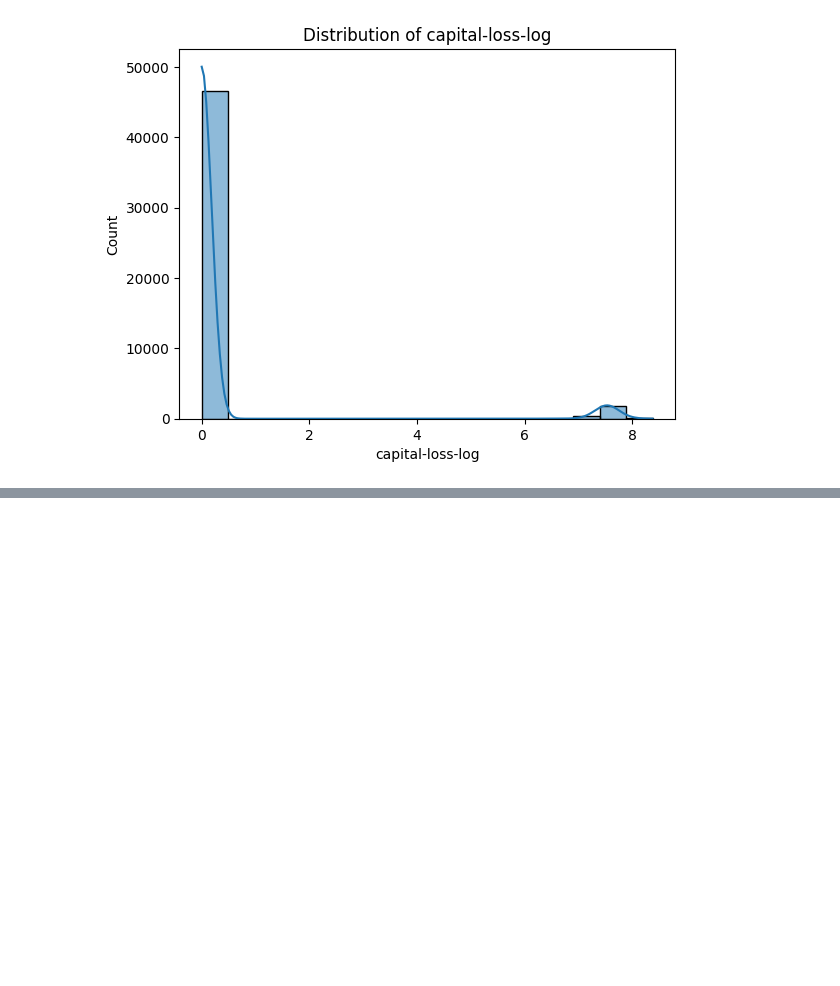
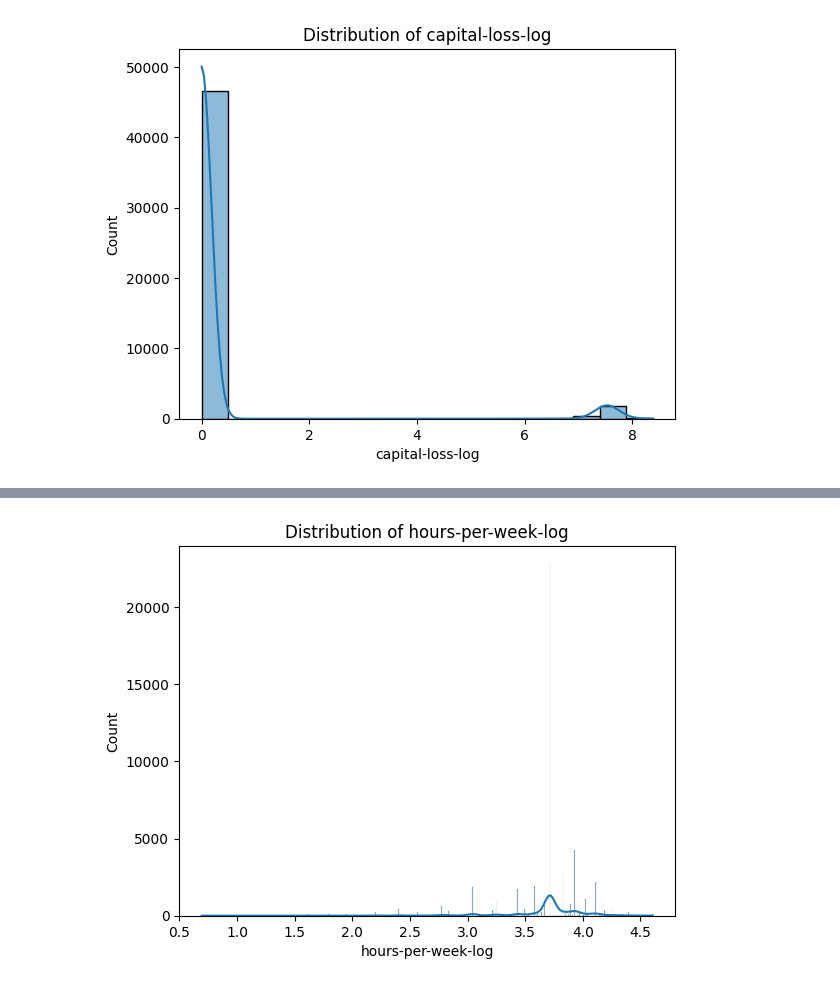
Before and after one commit to kmkri/ML_Assignments, a Jupyter notebook: Sravanthi_Copy.ipynb, the cells around one changed output, grey strips where cells are left out. Saved outputs shown, nothing was run; the diff lists cells and outputs as text; code cells hidden in the pictures; blank space fills up the shorter version.

```diff
--- a/Sravanthi_Copy.ipynb
+++ b/Sravanthi_Copy.ipynb
@@ -777,0 +843,10 @@ plt.show()
+# %%
+#applying log transformation and cheking the skeweness
+adult_df_cleaned['hours-per-week-log'] = np.log(adult_df_cleaned['hours-per-week'] + 1)
+
+
+sns.histplot(adult_df_cleaned['hours-per-week-log'], kde=True)
+plt.title('Distribution of hours-per-week-log')
+plt.show()
+# %% [output]
+[figure, added]
```
Also changed, not shown: parts of 17 cells of this notebook.
